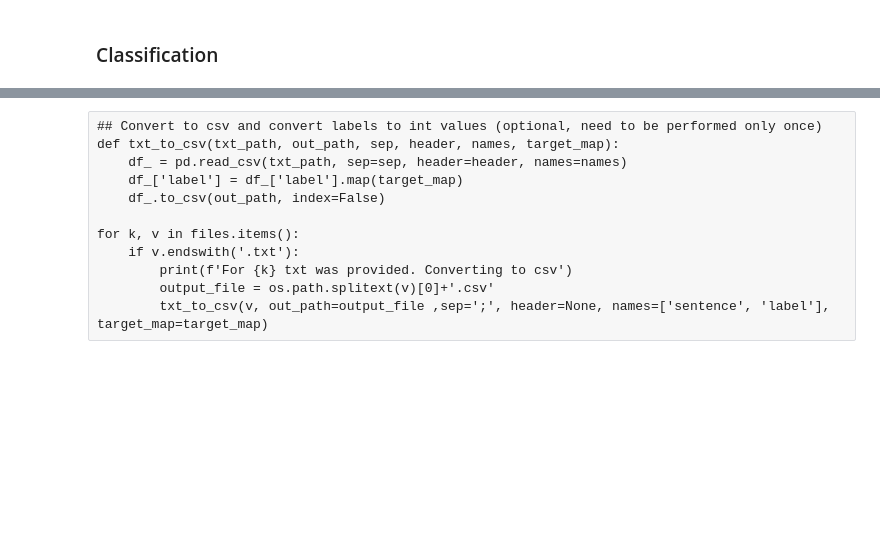
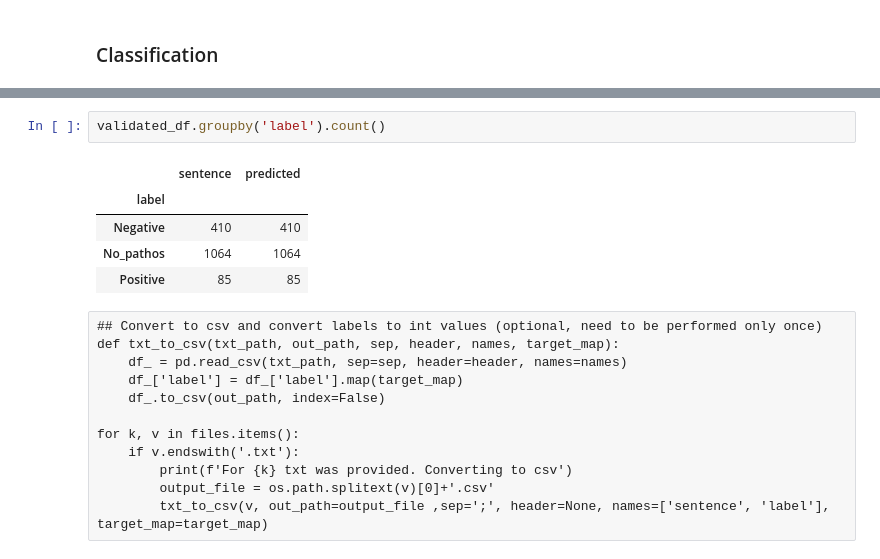
Before and after one commit to japarty/looptune, a Jupyter notebook: Finetuning with Trainer and text-classification model validation.ipynb, the cells around one changed output, grey strips where cells are left out. Cells and saved outputs as stored; diff of their text form; blank space fills up the shorter version.

```diff
--- a/Finetuning with Trainer and text-classification model validation.ipynb
+++ b/Finetuning with Trainer and text-classification model validation.ipynb
@@ -273,3 +292,11 @@ f1: 0.911665087883641
+# %%
+validated_df.groupby('label').count()
+# %% [output]
+|  | sentence | predicted |
+| label |  |  |
+| Negative | 410 | 410 |
+| No_pathos | 1064 | 1064 |
+| Positive | 85 | 85 |
 # %% [raw]
 ## Convert to csv and convert labels to int values (optional, need to be performed only once)
 def txt_to_csv(txt_path, out_path, sep, header, names, target_map):
```
Also changed, not shown: parts of 22 cells of this notebook.
